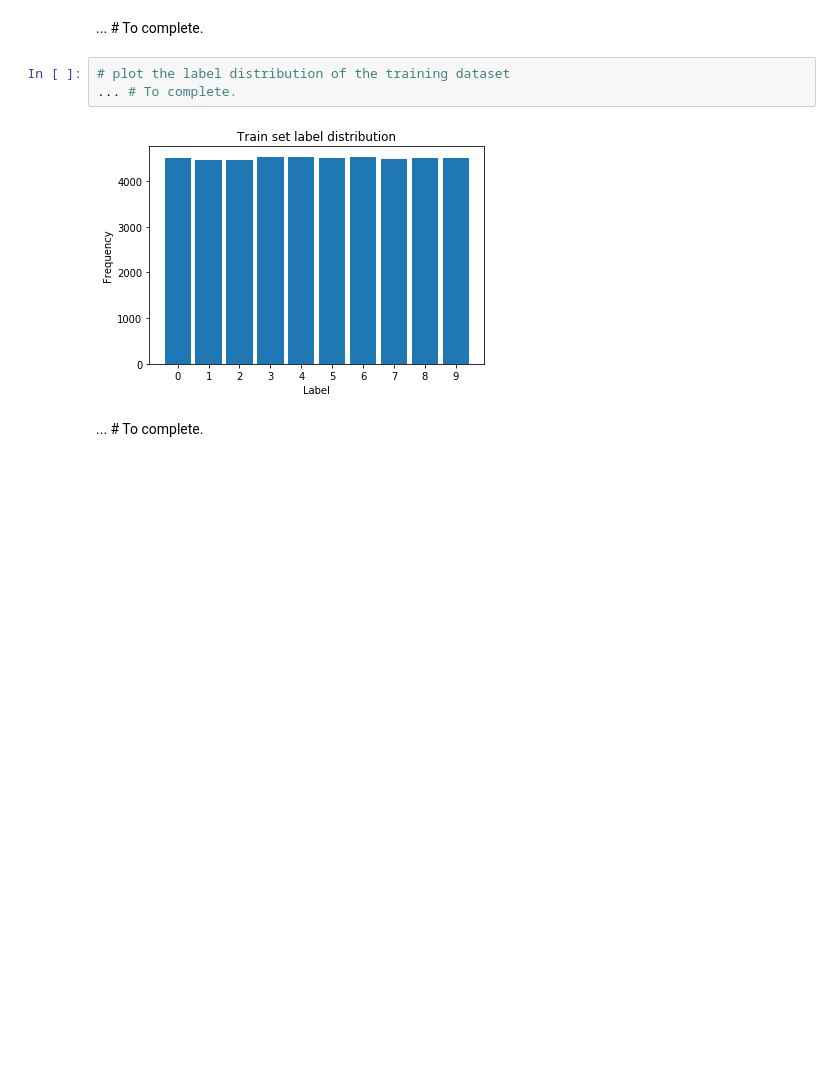
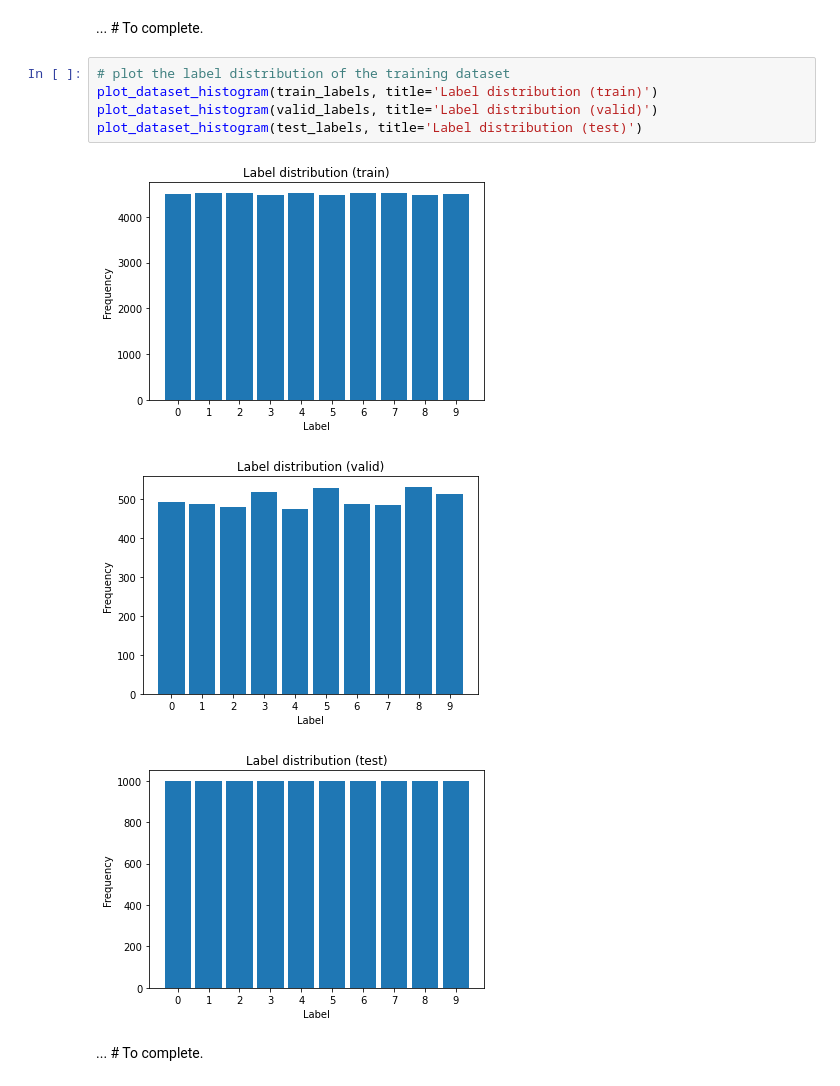
Before and after one commit to cic4k/IVADO_DL, a Jupyter notebook: tutorial1_data_exercise.ipynb, the cells around one changed output. Cells and saved outputs as stored; diff of their text form; blank space fills up the shorter version.

```diff
--- a/tutorial1_data_exercise.ipynb
+++ b/tutorial1_data_exercise.ipynb
@@ -252,9 +261,13 @@ Label: 4
 ... # To complete.
 # %%
 # plot the label distribution of the training dataset
-... # To complete.
+plot_dataset_histogram(train_labels, title='Label distribution (train)')
+plot_dataset_histogram(valid_labels, title='Label distribution (valid)')
+plot_dataset_histogram(test_labels, title='Label distribution (test)')
 # %% [output]
-[figure, old version]
+[figure, new version]
+[figure, added]
+[figure, added]
 # %% [markdown]
 ... # To complete.
 # %% [markdown]
```
Also changed, not shown: parts of 4 cells of this notebook.
